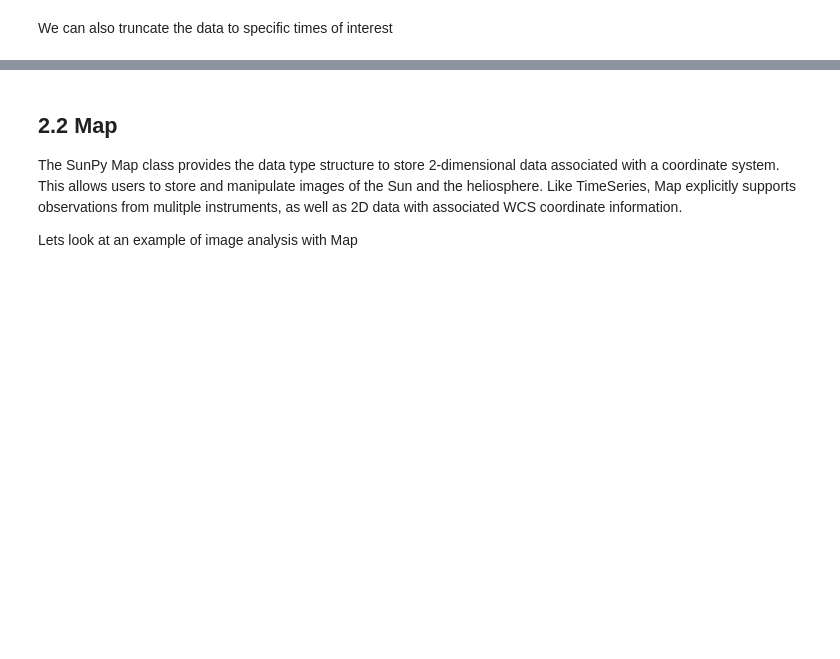
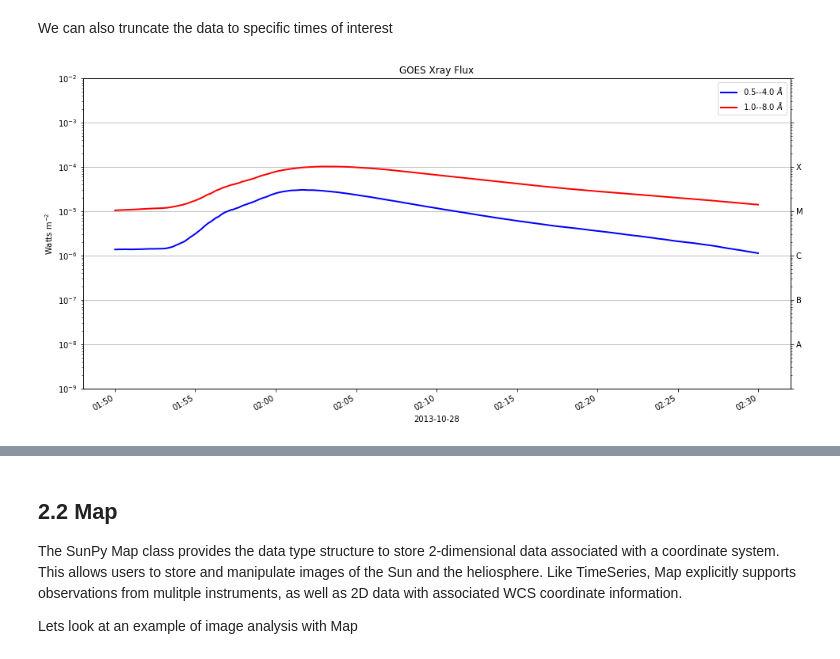
Before and after one commit to sunpy/previous-workshop-notebooks, a Jupyter notebook: 2019_spd/sunpy-1.0-spd2019-aquiring-data-and-data-classes.ipynb, the cells around one changed output, grey strips where cells are left out. Saved outputs shown, nothing was run; the diff lists cells and outputs as text; code cells hidden in the pictures; blank space fills up the shorter version.

```diff
--- a/2019_spd/sunpy-1.0-spd2019-aquiring-data-and-data-classes.ipynb
+++ b/2019_spd/sunpy-1.0-spd2019-aquiring-data-and-data-classes.ipynb
@@ -213,5 +224,7 @@ Name: xrsb, dtype: float32
 # %% [markdown]
 We can also truncate the data to specific times of interest
 # %%
-#new_goes_lc = goes_lc.truncate('2013-10-28 01:00', '2013-10-28 02:30')
-#new_goes_lc.peek()
+new_goes_lc = goes_lc.truncate('2013-10-28 01:50', '2013-10-28 02:30')
+new_goes_lc.peek()
+# %% [output]
+[figure, added]
```
Also changed, not shown: parts of 14 cells of this notebook, 1 other file.
